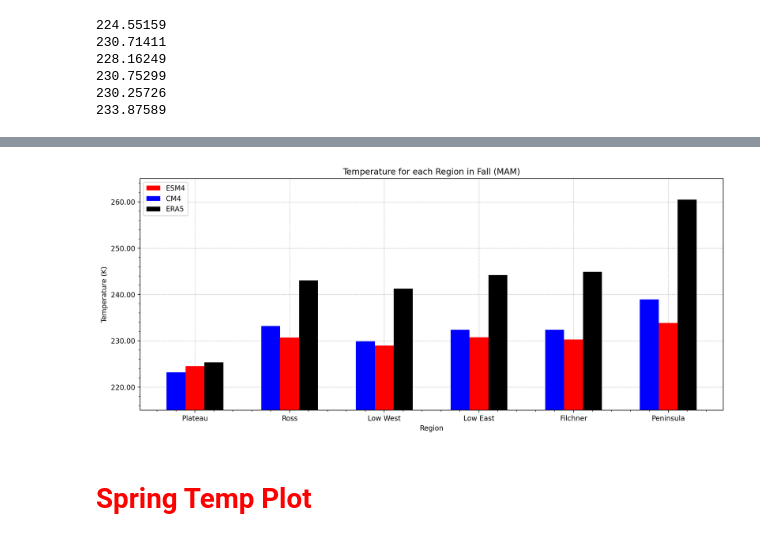
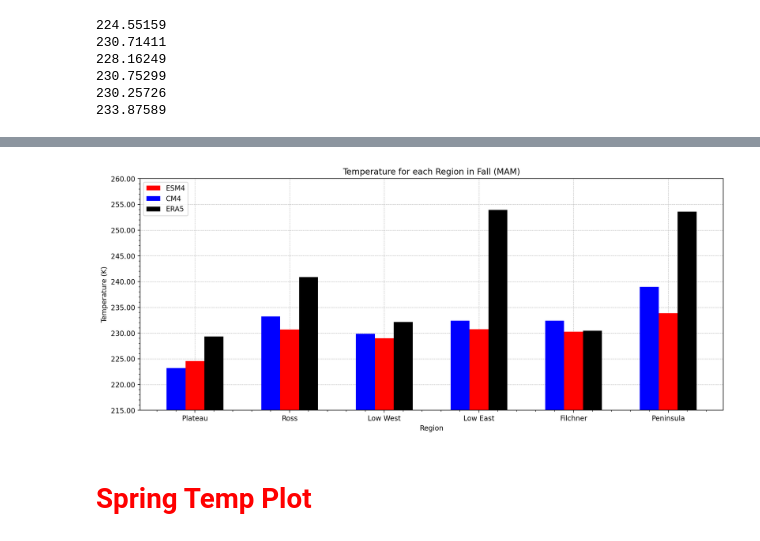
Before and after one commit to twass21/katabatic_winds, a Jupyter notebook: temp_bar_plots.ipynb, the cells around one changed output, grey strips where cells are left out. Saved outputs shown, nothing was run; the diff lists cells and outputs as text; code cells hidden in the pictures.

```diff
--- a/temp_bar_plots.ipynb
+++ b/temp_bar_plots.ipynb
@@ -537,41 +555,42 @@ CM4_fall = [223.2136,
 233.22324,
 229.8781,
 232.38487,
 232.41486,
 238.96733
 ]
 ESM4_fall = [224.55159,
 230.71411,
 228.98859,
 230.75299,
 230.25726,
 233.87589]
 
-ERA5_fall = [225.36215,
-243.0809,
-241.26602,
-244.16862,
-244.87935,
-260.49896]
+ERA5_fall = [229.3289,
+240.89078,
+232.17006,
+253.95432,
+230.47618,
+253.60771
+]
 
 X_axis = np.arange(len(X))
 
 plt.bar(X_axis, ESM4_fall, 0.2, label = 'ESM4', color='r')
 plt.bar(X_axis - 0.2, CM4_fall, 0.2, label = 'CM4', color= 'blue')
 plt.bar(X_axis + 0.2, ERA5_fall, 0.2, label= 'ERA5', color= 'k')
 ax.grid(linewidth=0.5, linestyle= '--')
 ax.set_axisbelow(True)
 plt.xticks(X_axis, X)
 plt.xlabel("Region")
 plt.ylabel("Temperature (K)")
 plt.title("Temperature for each Region in Fall (MAM)")
 plt.legend()
-plt.ylim(215,265)
+plt.ylim(215,260)
 ax.yaxis.set_major_formatter(FormatStrFormatter('%.2f'))
 ax.minorticks_on()
 plt.show()
 # %% [output]
-[figure, old version]
+[figure, new version]
 # %% [markdown]
 # <span style="color:red">Spring Temp Plot</span>
 # %%
```
Also changed, not shown: parts of 17 cells of this notebook.
